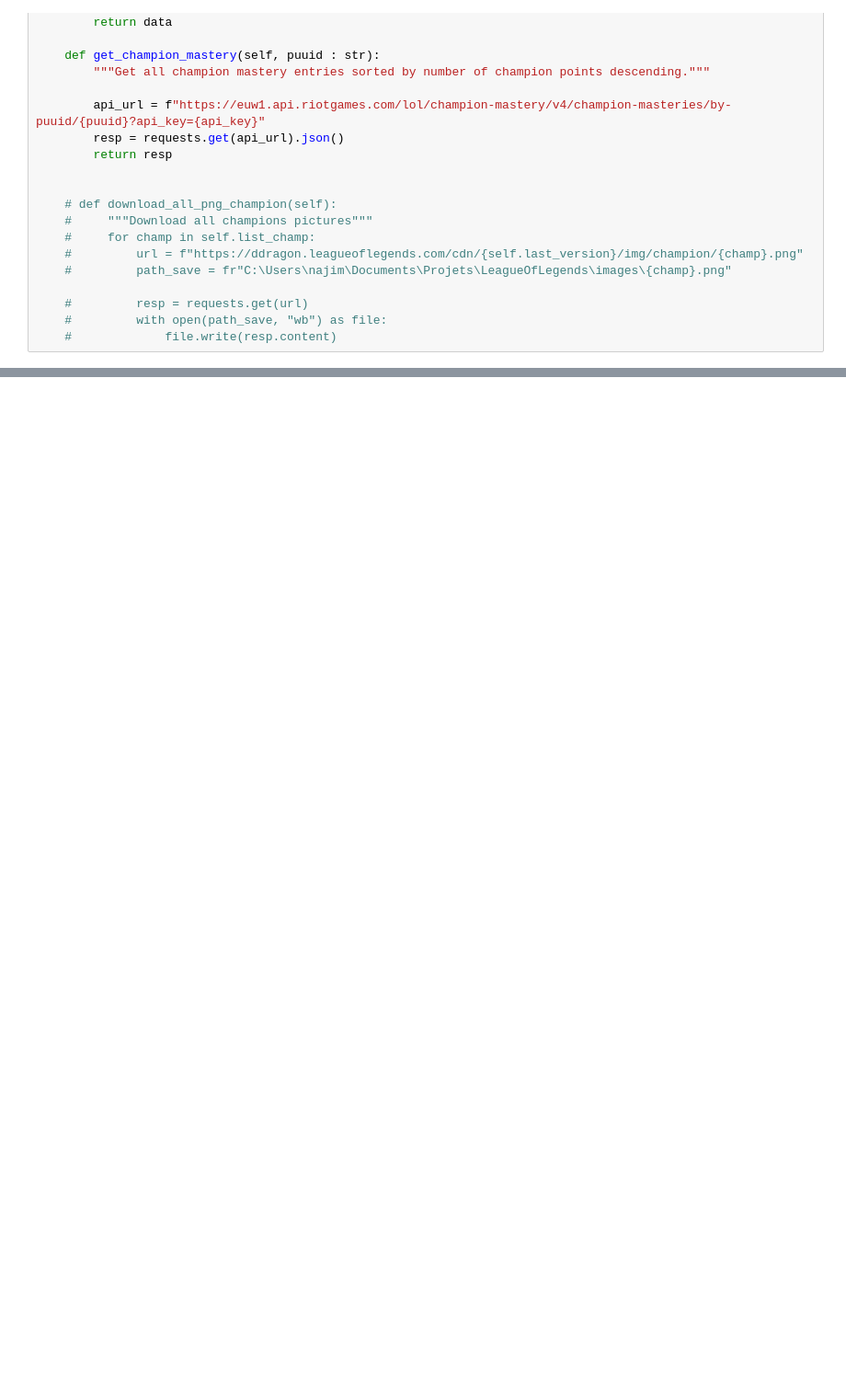
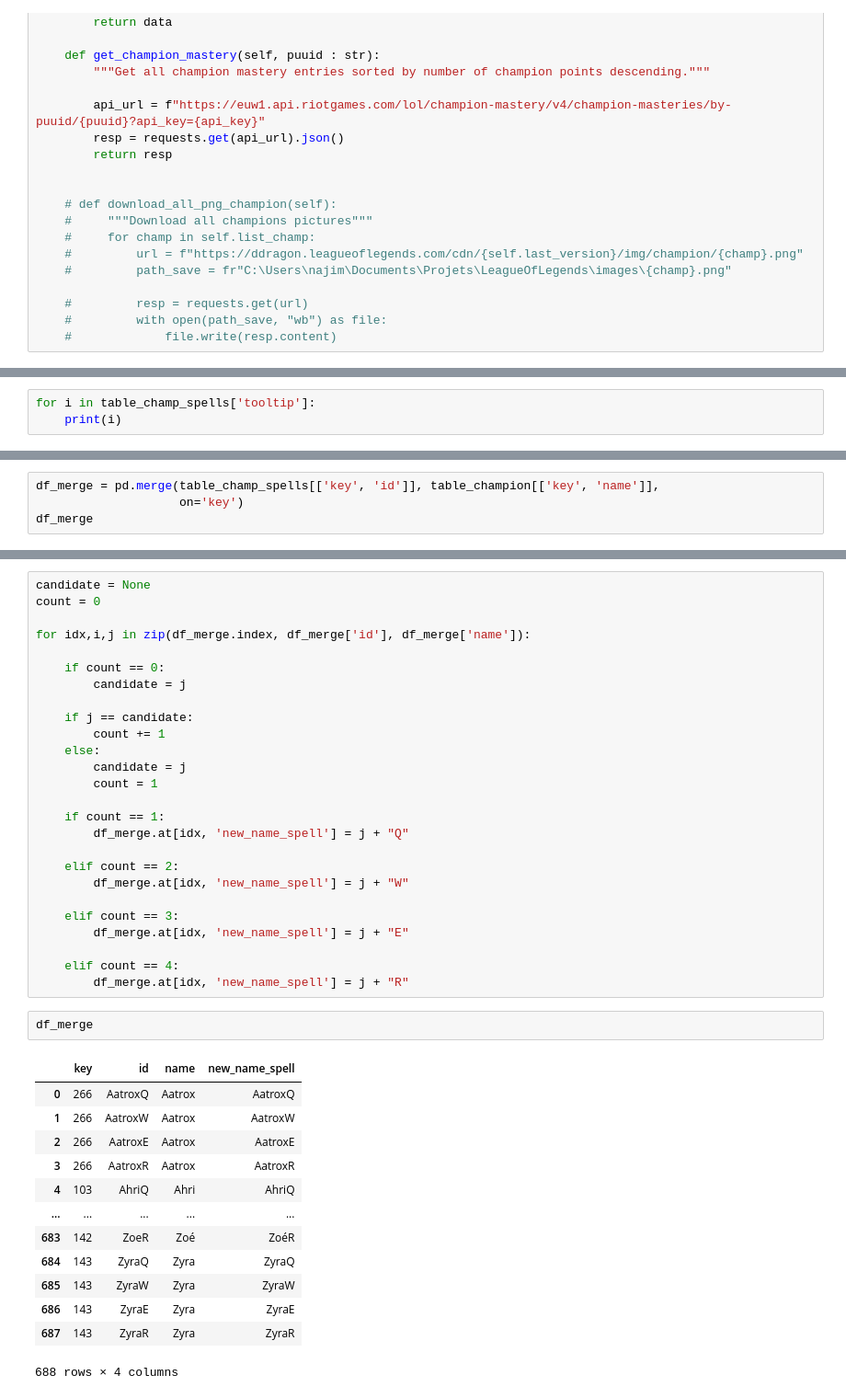
Before and after one commit to NajimDja/League-of-Legends, a Jupyter notebook: notebook/champion.ipynb, the cells around one changed output, grey strips where cells are left out. Shown at 92% size. Saved outputs shown, nothing was run; the diff lists cells and outputs as text; blank space fills up the shorter version.

```diff
--- a/notebook/champion.ipynb
+++ b/notebook/champion.ipynb
@@ -174,0 +231,3 @@ table_champion, table_champ_passive, table_champ_info, table_champ_spells, table
+# %%
+for i in table_champ_spells['tooltip']:
+    print(i)
@@ -274,0 +268,4 @@ table_champ_stats_up
+# %%
+df_merge = pd.merge(table_champ_spells[['key', 'id']], table_champion[['key', 'name']],
+                    on='key')
+df_merge
@@ -274,0 +286,42 @@ table_champ_stats_up
+# %%
+candidate = None
+count = 0
+
+for idx,i,j in zip(df_merge.index, df_merge['id'], df_merge['name']):
+
+    if count == 0:
+        candidate = j
+
+    if j == candidate:
+        count += 1
+    else:
+        candidate = j
+        count = 1
+
+    if count == 1:
+        df_merge.at[idx, 'new_name_spell'] = j + "Q"
+
+    elif count == 2:
+        df_merge.at[idx, 'new_name_spell'] = j + "W"
+
+    elif count == 3:
+        df_merge.at[idx, 'new_name_spell'] = j + "E"
+
+    elif count == 4:
+        df_merge.at[idx, 'new_name_spell'] = j + "R"
+# %%
+df_merge
+# %% [output]
+|  | key | id | name | new_name_spell |
+| 0 | 266 | AatroxQ | Aatrox | AatroxQ |
+| 1 | 266 | AatroxW | Aatrox | AatroxW |
+| 2 | 266 | AatroxE | Aatrox | AatroxE |
+| 3 | 266 | AatroxR | Aatrox | AatroxR |
+| 4 | 103 | AhriQ | Ahri | AhriQ |
+| ... | ... | ... | ... | ... |
+| 683 | 142 | ZoeR | Zoé | ZoéR |
+| 684 | 143 | ZyraQ | Zyra | ZyraQ |
+| 685 | 143 | ZyraW | Zyra | ZyraW |
+| 686 | 143 | ZyraE | Zyra | ZyraE |
+| 687 | 143 | ZyraR | Zyra | ZyraR |
+688 rows × 4 columns
```
Also changed, not shown: parts of 13 cells of this notebook.
